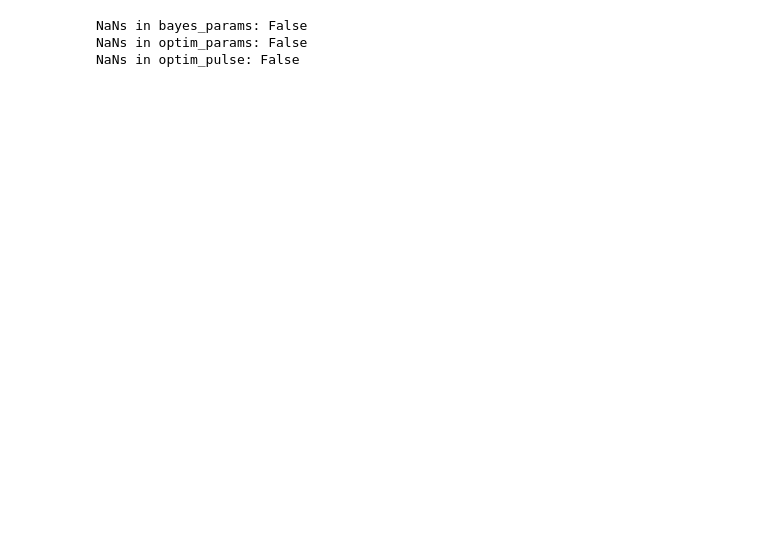
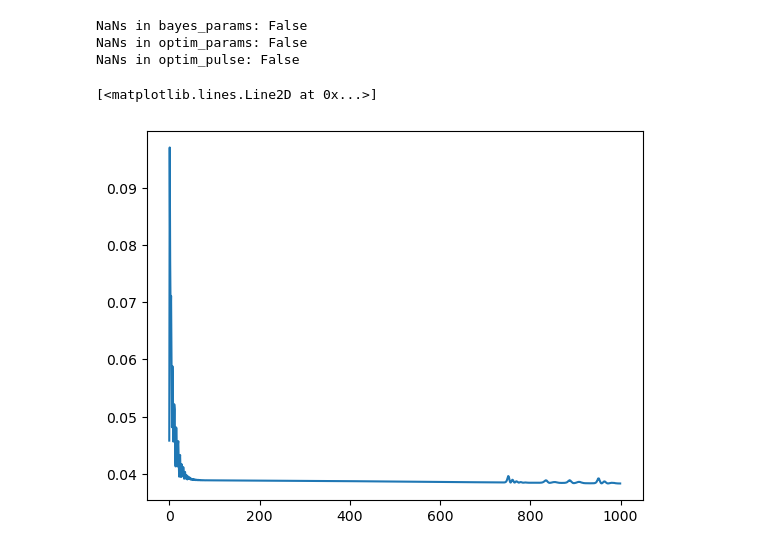
Before and after one commit to Loriginale2000/TerahertzProject, a Jupyter notebook: TheoTHzTDS/THz-TDS/Transfer Matrix Method/QREF_04_02_2026.ipynb, the cells around one changed output. Cells and saved outputs as stored; diff of their text form; code cells hidden in the pictures; blank space fills up the shorter version.

```diff
--- a/TheoTHzTDS/THz-TDS/Transfer Matrix Method/QREF_04_02_2026.ipynb
+++ b/TheoTHzTDS/THz-TDS/Transfer Matrix Method/QREF_04_02_2026.ipynb
@@ -237,3 +235,8 @@ print("NaNs in optim_pulse:", np.isnan(optim_pulse).any())
 NaNs in bayes_params: False
 NaNs in optim_params: False
 NaNs in optim_pulse: False
+# %%
+plt.plot(grad_optimizer.loss_history)
+# %% [output]
+[<matplotlib.lines.Line2D at 0x...>]
+[figure, added]
```
Also changed, not shown: parts of 4 cells of this notebook, 14 other files.
